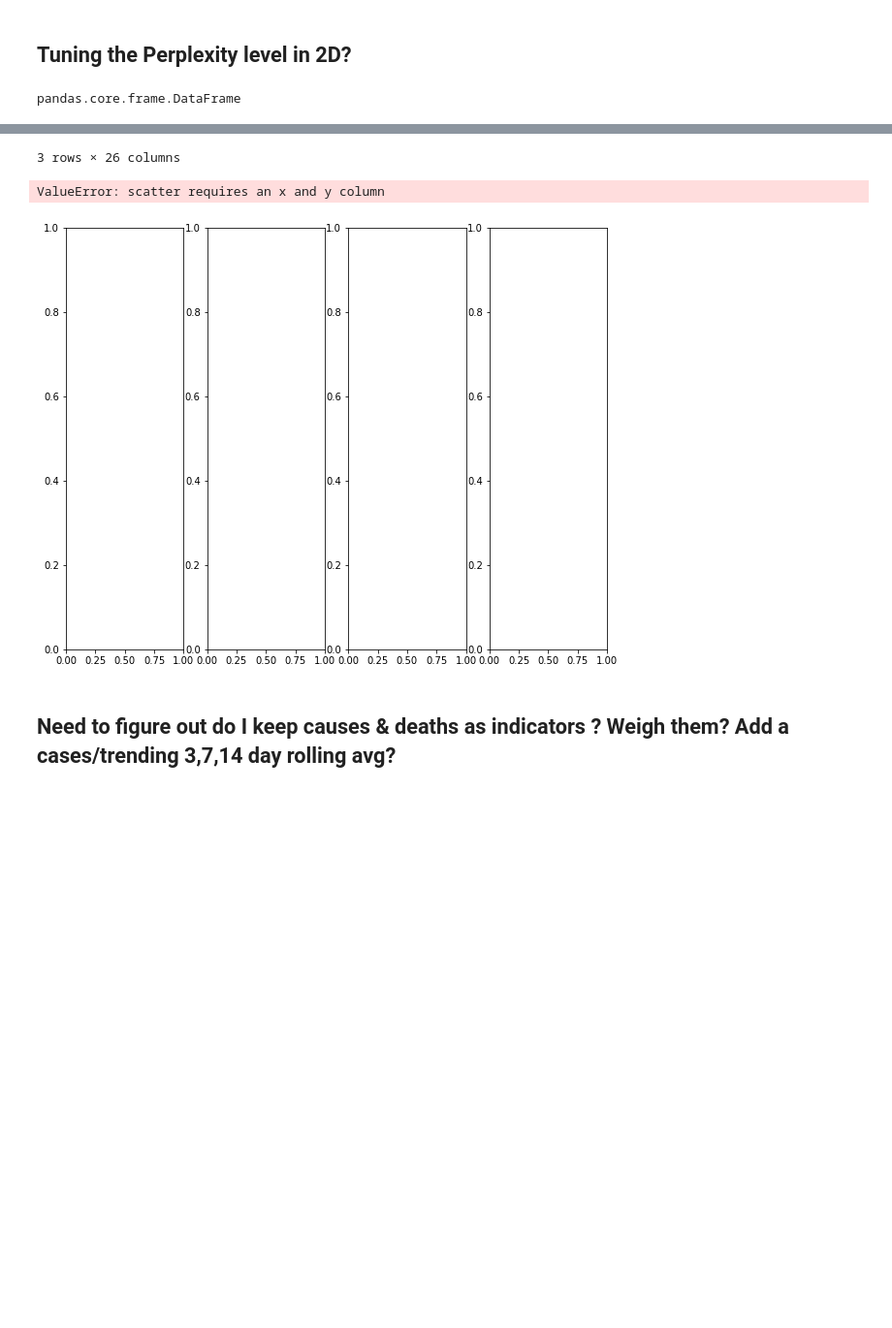
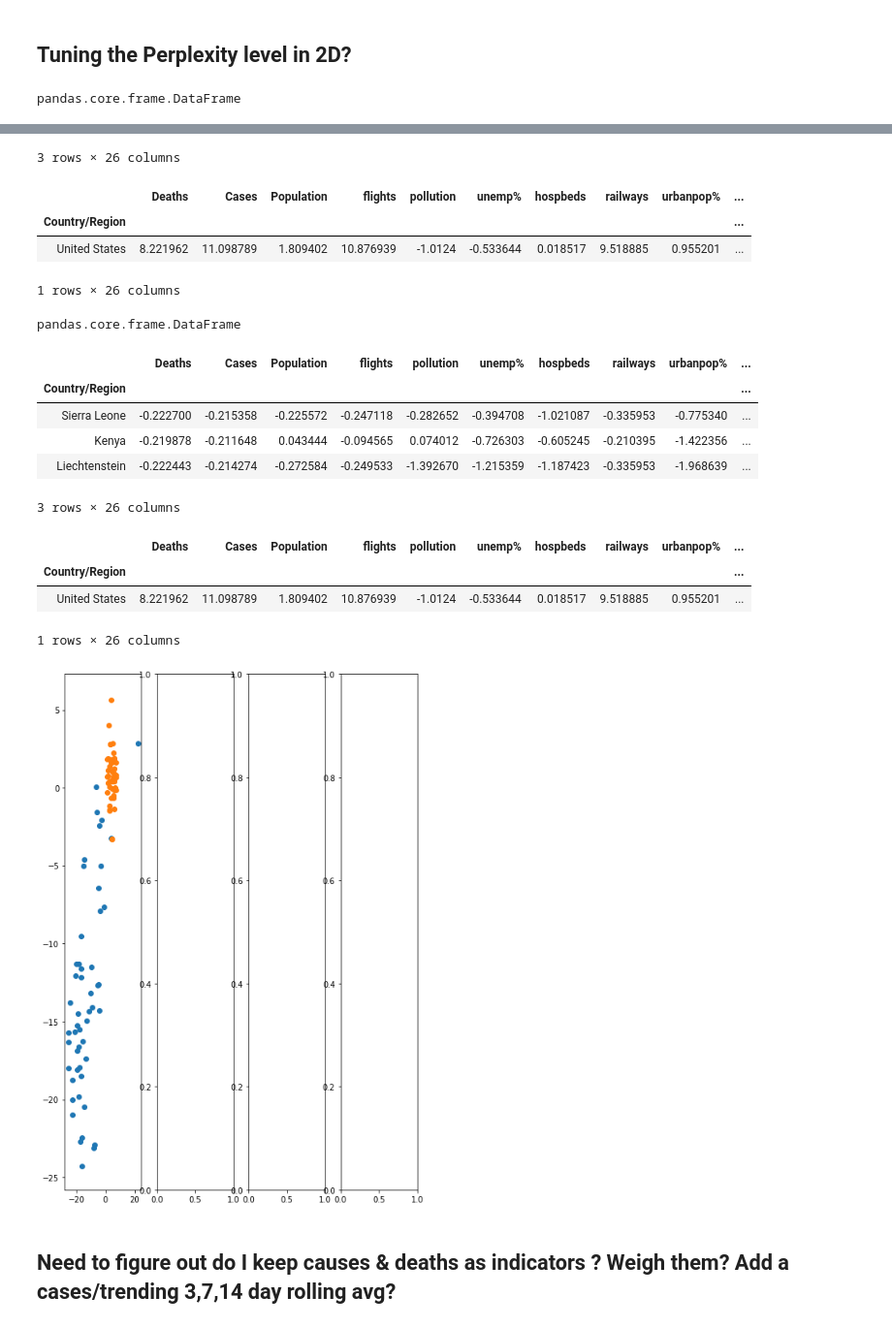
Before and after one commit to dougfoo/machineLearning, a Jupyter notebook: covid/COVID-global-clustering.ipynb, the cells around one changed output, grey strips where cells are left out. Shown at 97% size. Saved outputs shown, nothing was run; the diff lists cells and outputs as text; code cells hidden in the pictures; blank space fills up the shorter version.

```diff
--- a/covid/COVID-global-clustering.ipynb
+++ b/covid/COVID-global-clustering.ipynb
@@ -801,38 +801,53 @@ def build_sets(perplexity, plotX):
     TCs_1d.columns = ["TC1_1d"]
     PCs_1d.columns = ["PC1_1d"]
     TCs_2d.columns = ["TC1_2d","TC2_2d"]
     TCs_3d.columns = ["TC1_3d","TC2_3d","TC3_3d"]
 
     plotX = pd.concat([plotX,TCs_1d,TCs_2d,TCs_3d], axis=1, join='inner')
     plotX["dummy"] = 0
 
     cluster0 = plotX[plotX["cluster"] == 0]
     cluster1 = plotX[plotX["cluster"] == 1]
     cluster2 = plotX[plotX["cluster"] == 2]
 
     display(type(cluster0))
     return cluster0,cluster1,cluster2
 
 init_notebook_mode(connected=True)
 
-fig,ax = plt.subplots(1,4,figsize=(10, 8))
+fig,ax = plt.subplots(1,4,figsize=(8, 12))
 
 # for i in [10,20,30, 40,50,60, 70,80,90]:
-for i in [10, 40, 60, 90]:
+for i in [10, 40]:
     c0,c1,c2 = build_sets(i,plotX)
 
     display(c0.head(3))
-    c0.plot(kind='scatter',ax=ax[0])
+    display(c1.head(3))
+    ax[0].scatter(c0['TC1_2d'], c0['TC2_2d'])
 # %% [output]
 pandas.core.frame.DataFrame
 |  | Deaths | Cases | Population | flights | pollution | unemp% | hospbeds | railways | urbanpop% | ... |
 | Country/Region |  |  |  |  |  |  |  |  |  | ... |
 | Sierra Leone | -0.222700 | -0.215358 | -0.225572 | -0.247118 | -0.282652 | -0.394708 | -1.021087 | -0.335953 | -0.775340 | ... |
 | Kenya | -0.219878 | -0.211648 | 0.043444 | -0.094565 | 0.074012 | -0.726303 | -0.605245 | -0.210395 | -1.422356 | ... |
 | Liechtenstein | -0.222443 | -0.214274 | -0.272584 | -0.249533 | -1.392670 | -1.215359 | -1.187423 | -0.335953 | -1.968639 | ... |
 3 rows × 26 columns
+|  | Deaths | Cases | Population | flights | pollution | unemp% | hospbeds | railways | urbanpop% | ... |
+| Country/Region |  |  |  |  |  |  |  |  |  | ... |
+| United States | 8.221962 | 11.098789 | 1.809402 | 10.876939 | -1.0124 | -0.533644 | 0.018517 | 9.518885 | 0.955201 | ... |
-ValueError: scatter requires an x and y column
+1 rows × 26 columns
+pandas.core.frame.DataFrame
+|  | Deaths | Cases | Population | flights | pollution | unemp% | hospbeds | railways | urbanpop% | ... |
+| Country/Region |  |  |  |  |  |  |  |  |  | ... |
+| Sierra Leone | -0.222700 | -0.215358 | -0.225572 | -0.247118 | -0.282652 | -0.394708 | -1.021087 | -0.335953 | -0.775340 | ... |
+| Kenya | -0.219878 | -0.211648 | 0.043444 | -0.094565 | 0.074012 | -0.726303 | -0.605245 | -0.210395 | -1.422356 | ... |
+| Liechtenstein | -0.222443 | -0.214274 | -0.272584 | -0.249533 | -1.392670 | -1.215359 | -1.187423 | -0.335953 | -1.968639 | ... |
+3 rows × 26 columns
+|  | Deaths | Cases | Population | flights | pollution | unemp% | hospbeds | railways | urbanpop% | ... |
+| Country/Region |  |  |  |  |  |  |  |  |  | ... |
+| United States | 8.221962 | 11.098789 | 1.809402 | 10.876939 | -1.0124 | -0.533644 | 0.018517 | 9.518885 | 0.955201 | ... |
+1 rows × 26 columns
-[figure, old version]
+[figure, new version]
 # %% [markdown]
 ## Need to figure out do I keep causes & deaths as indicators ?  Weigh them?  Add a cases/trending 3,7,14 day rolling avg?
 # %% [markdown]
```
